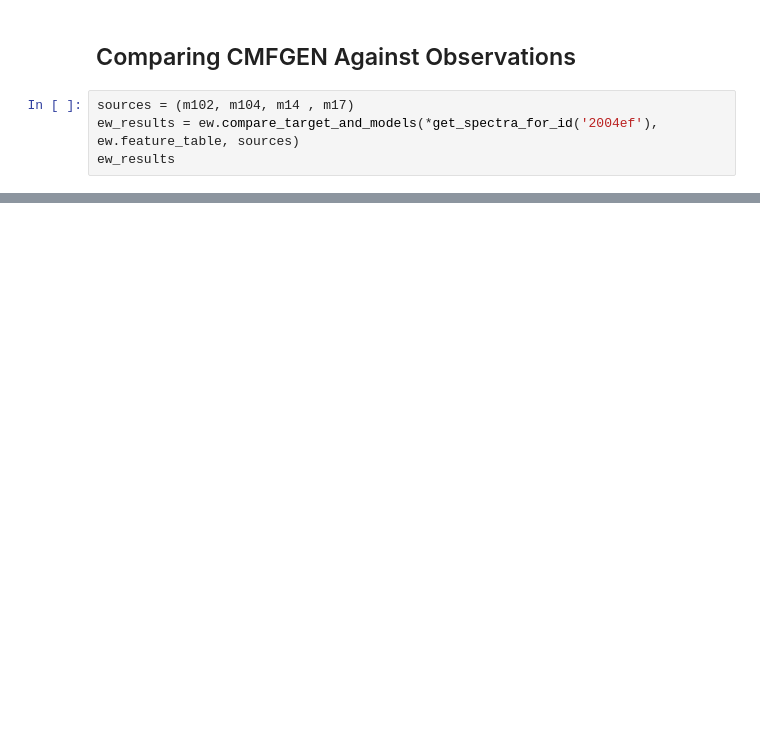
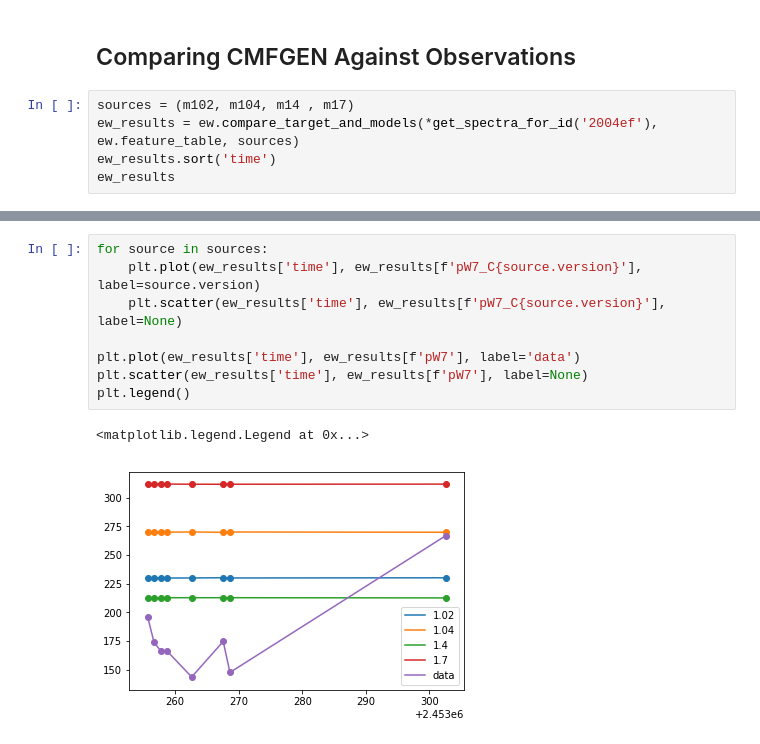
Before and after one commit to mwvgroup/csp-cmfgen, a Jupyter notebook: notebooks/equivalent_width.ipynb, the cells around one changed output, grey strips where cells are left out. Saved outputs shown, nothing was run; the diff lists cells and outputs as text; blank space fills up the shorter version.

```diff
--- a/notebooks/equivalent_width.ipynb
+++ b/notebooks/equivalent_width.ipynb
@@ -179,6 +135,7 @@ Table masked=True length=4
 # %%
 sources = (m102, m104, m14 , m17)
 ew_results = ew.compare_target_and_models(*get_spectra_for_id('2004ef'), ew.feature_table, sources)
+ew_results.sort('time')
 ew_results
 # %% [output]
 Table masked=True length=8
@@ -194,0 +152,11 @@ Table masked=True length=8
+# %%
+for source in sources:
+    plt.plot(ew_results['time'], ew_results[f'pW7_C{source.version}'], label=source.version)
+    plt.scatter(ew_results['time'], ew_results[f'pW7_C{source.version}'], label=None)
+
+plt.plot(ew_results['time'], ew_results[f'pW7'], label='data')
+plt.scatter(ew_results['time'], ew_results[f'pW7'], label=None)
+plt.legend()
+# %% [output]
+<matplotlib.legend.Legend at 0x...>
+[figure, added]
```
Also changed, not shown: parts of 4 cells of this notebook, 4 other files.
